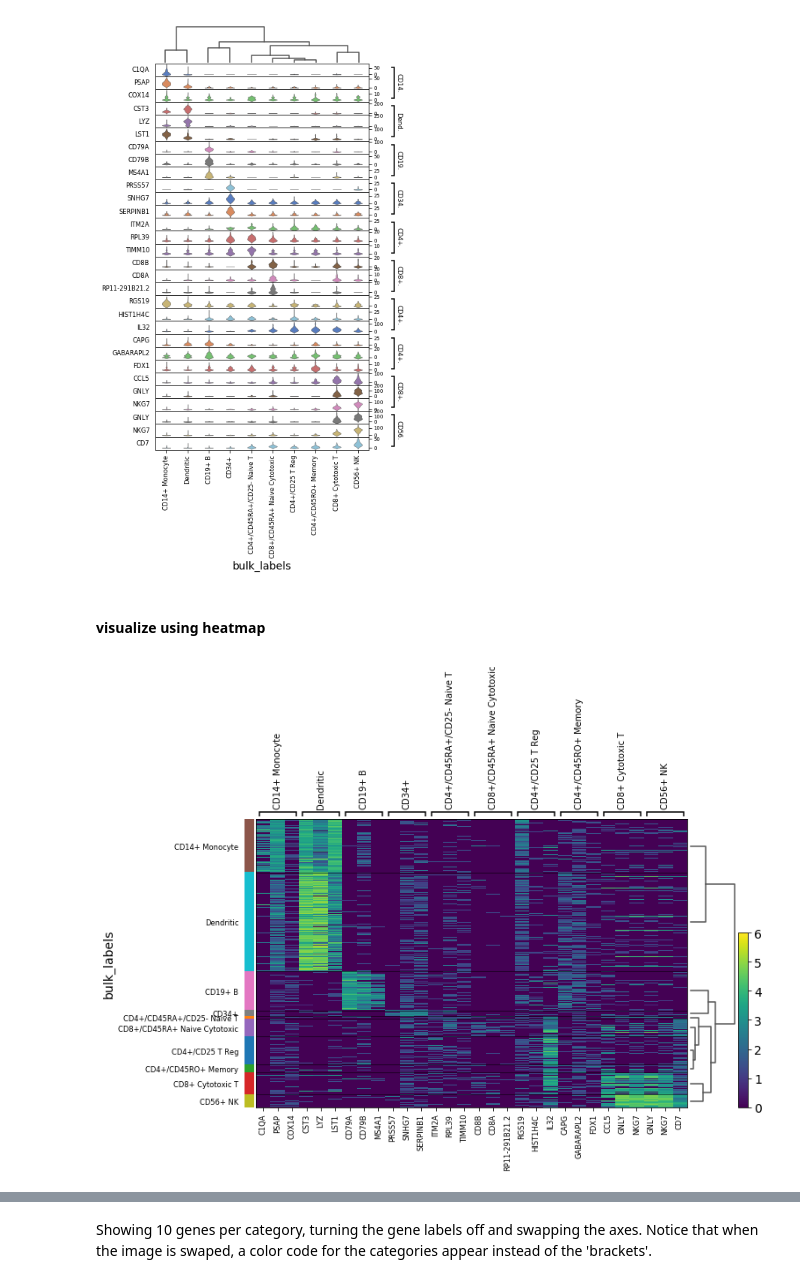
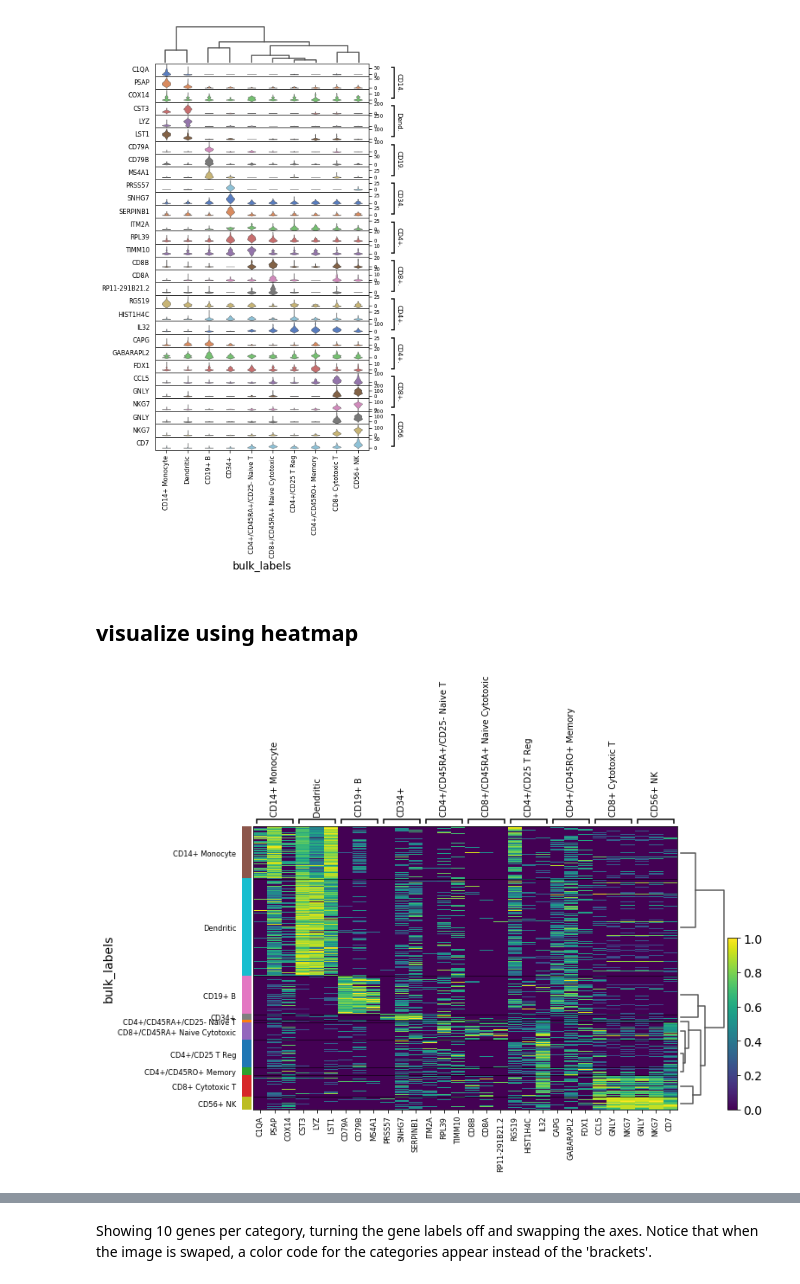
Before and after one commit to scverse/scanpy_usage, a Jupyter notebook: 181126_examples_visualizations/visualization_examples.ipynb, the cells around one changed output, grey strips where cells are left out. Cells and saved outputs as stored; diff of their text form; code cells hidden in the pictures.

```diff
--- a/181126_examples_visualizations/visualization_examples.ipynb
+++ b/181126_examples_visualizations/visualization_examples.ipynb
@@ -211,11 +250,11 @@ sc.pl.rank_genes_groups_stacked_violin(ad, n_genes=3, swap_axes=True, figsize=(6
 # %% [output]
 [figure]
 # %% [markdown]
-#### visualize using heatmap
+## visualize using heatmap
 # %%
-sc.pl.rank_genes_groups_heatmap(pbmc, n_genes=3, vmax=6)
+sc.pl.rank_genes_groups_heatmap(pbmc, n_genes=3, standard_scale='var')
 # %% [output]
-[figure, old version]
+[figure, new version]
 # %%
 sc.pl.rank_genes_groups_heatmap(pbmc, n_genes=3, use_raw=False, swap_axes=True)
 # %% [output]
```
Also changed, not shown: parts of 69 cells of this notebook.
